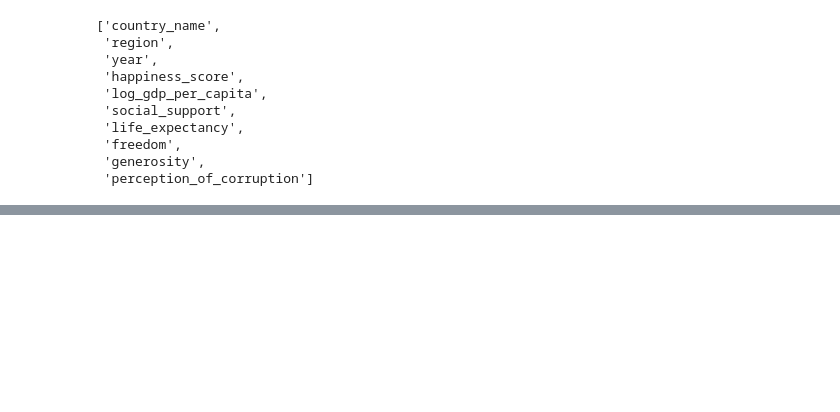
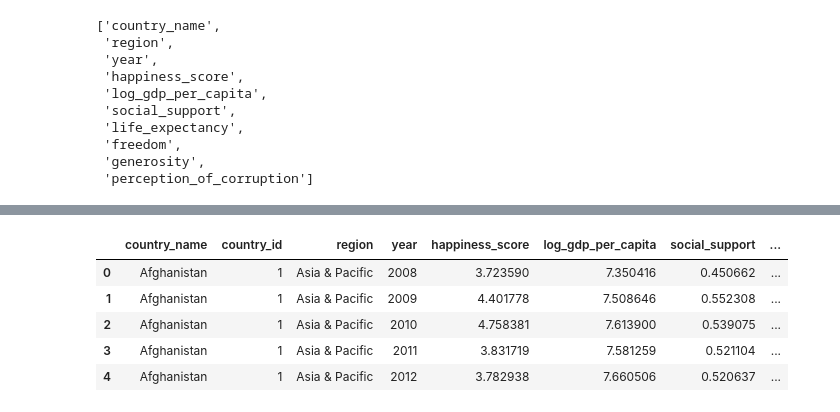
Before and after one commit to occampos/Global_Happiness_Analysis, a Jupyter notebook: Prep/Happiness_All_Years_Prep.ipynb, the cells around one changed output, grey strips where cells are left out. Drawn from its saved outputs; the diff is of its cells as text; code cells hidden in the pictures; blank space fills up the shorter version.

```diff
--- a/Prep/Happiness_All_Years_Prep.ipynb
+++ b/Prep/Happiness_All_Years_Prep.ipynb
@@ -783,0 +904,5 @@ print(test_data.shape, test_data[test_data['year'] == 2023].shape, test_data[tes
+# %%
+test_country_ids = test_data['country_name'].drop_duplicates().reset_index()
+print(test_country_ids[~test_country_ids['country_name'].isin(country_ids['country_name'].tolist())].count())
+new_countries = test_country_ids[~test_country_ids['country_name'].isin(country_ids['country_name'].tolist())]
+new_countries
@@ -783,0 +914,4 @@ print(test_data.shape, test_data[test_data['year'] == 2023].shape, test_data[tes
+# %%
+test_country_ids = pd.concat([country_ids['country_name'],new_countries['country_name']]).reset_index().drop('index', axis=1).reset_index().rename(columns={'index':'country_id'})
+test_country_ids['country_id'] = test_country_ids['country_id']+1
+test_country_ids
@@ -784,3 +936,31 @@ print(test_data.shape, test_data[test_data['year'] == 2023].shape, test_data[tes
+# %%
+# Save updated country_id table
+
+country_ids = test_country_ids
+# %%
+# Add country_id to test_data
+
+test_data = test_data.merge(country_ids, how='left', on='country_name').drop('country_id_x',axis=1).rename(columns={'country_id_y':'country_id'})
+# %%
+test_data = test_data[['country_name',
+                     'country_id',
+                     'region',
+                     'year',
+                     'happiness_score',
+                     'log_gdp_per_capita',
+                     'social_support',
+                     'life_expectancy',
+                     'freedom',
+                     'generosity',
+                     'perception_of_corruption']]
+test_data.head(5)
+# %% [output]
+|  | country_name | country_id | region | year | happiness_score | log_gdp_per_capita | social_support | ... |
+| 0 | Afghanistan | 1 | Asia & Pacific | 2008 | 3.723590 | 7.350416 | 0.450662 | ... |
+| 1 | Afghanistan | 1 | Asia & Pacific | 2009 | 4.401778 | 7.508646 | 0.552308 | ... |
+| 2 | Afghanistan | 1 | Asia & Pacific | 2010 | 4.758381 | 7.613900 | 0.539075 | ... |
+| 3 | Afghanistan | 1 | Asia & Pacific | 2011 | 3.831719 | 7.581259 | 0.521104 | ... |
+| 4 | Afghanistan | 1 | Asia & Pacific | 2012 | 3.782938 | 7.660506 | 0.520637 | ... |
 # %%
 # Reset indexes
 
```
Also changed, not shown: parts of 30 cells of this notebook, 1 other file.
